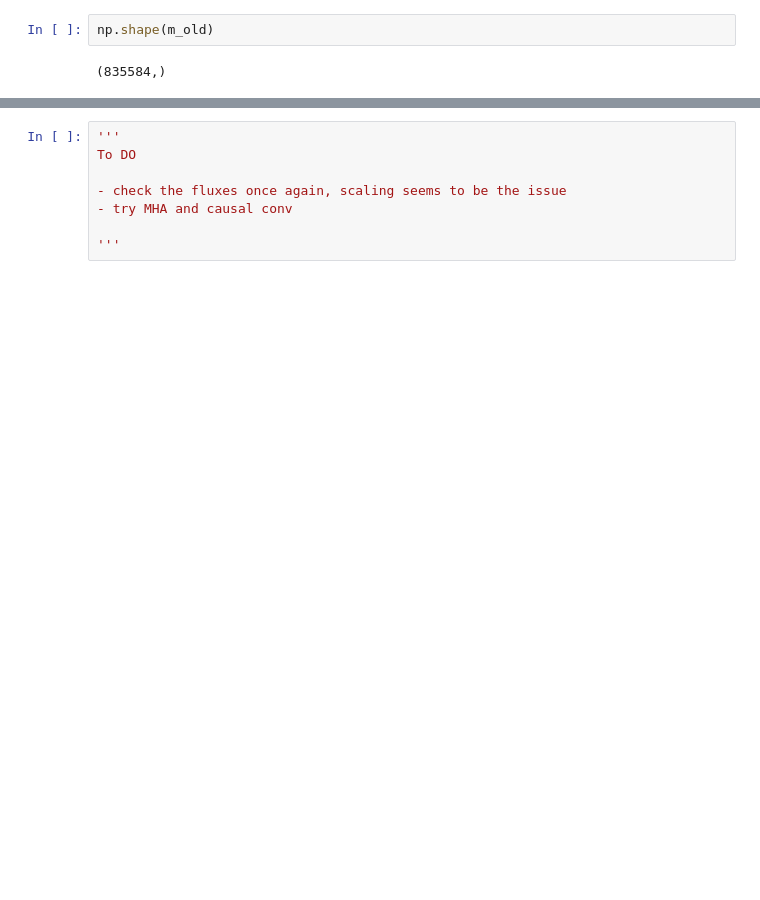
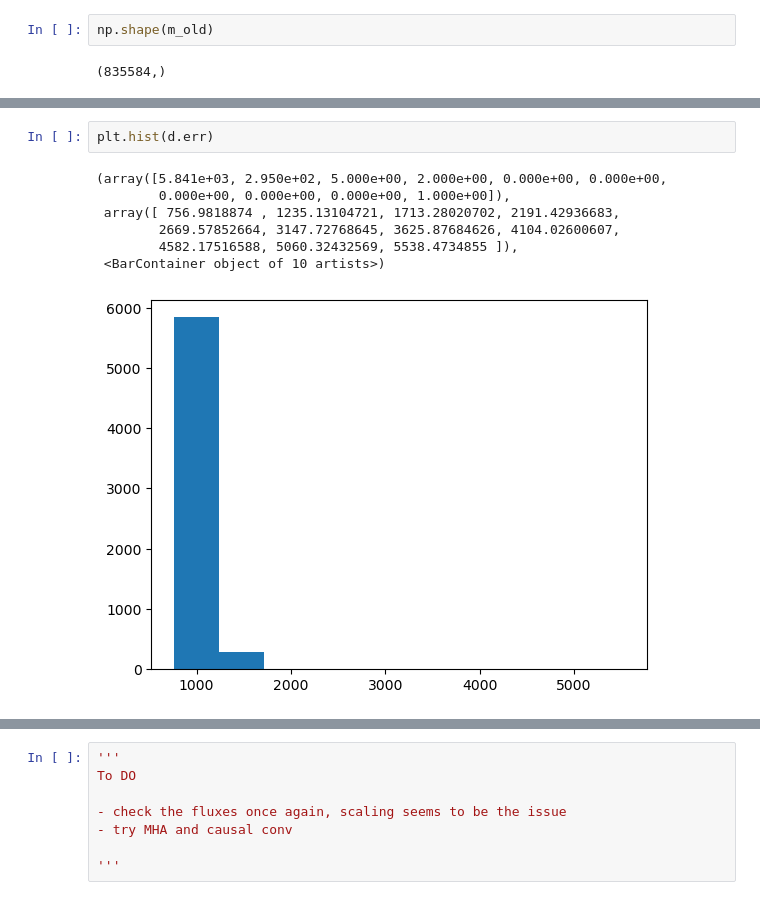
Before and after one commit to MalAstronomy/Highres, a Jupyter notebook: added_scripts/data_check.ipynb, the cells around one changed output, grey strips where cells are left out. Saved outputs shown, nothing was run; the diff lists cells and outputs as text; blank space fills up the shorter version.

```diff
--- a/added_scripts/data_check.ipynb
+++ b/added_scripts/data_check.ipynb
@@ -84,0 +108,10 @@ FileNotFoundError: data_to_fit.dat not found.
+# %%
+plt.hist(d.err)
+# %% [output]
+(array([5.841e+03, 2.950e+02, 5.000e+00, 2.000e+00, 0.000e+00, 0.000e+00,
+        0.000e+00, 0.000e+00, 0.000e+00, 1.000e+00]),
+ array([ 756.9818874 , 1235.13104721, 1713.28020702, 2191.42936683,
+        2669.57852664, 3147.72768645, 3625.87684626, 4104.02600607,
+        4582.17516588, 5060.32432569, 5538.4734855 ]),
+ <BarContainer object of 10 artists>)
+[figure, added]
```
Also changed, not shown: parts of 14 cells of this notebook, 7 other files.
